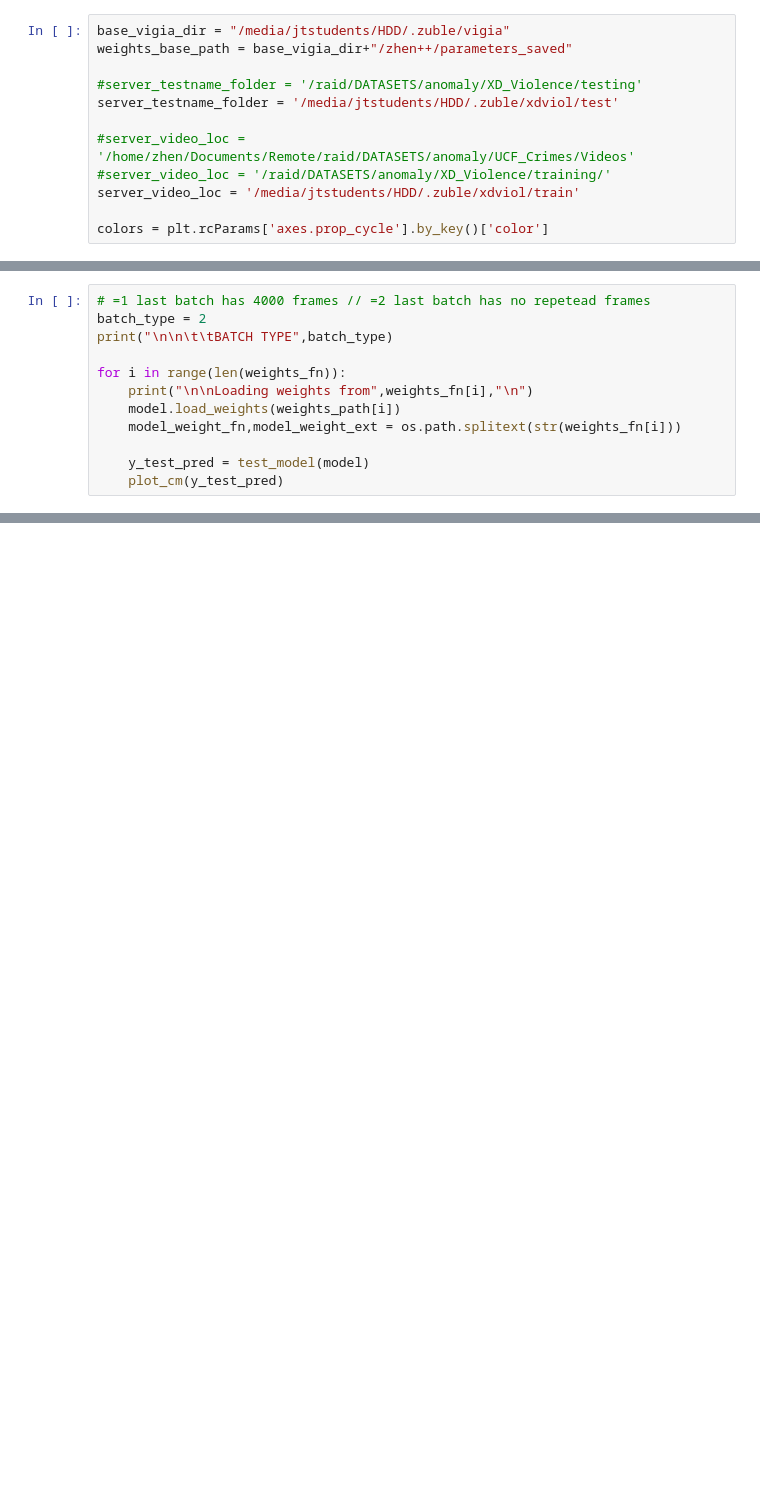
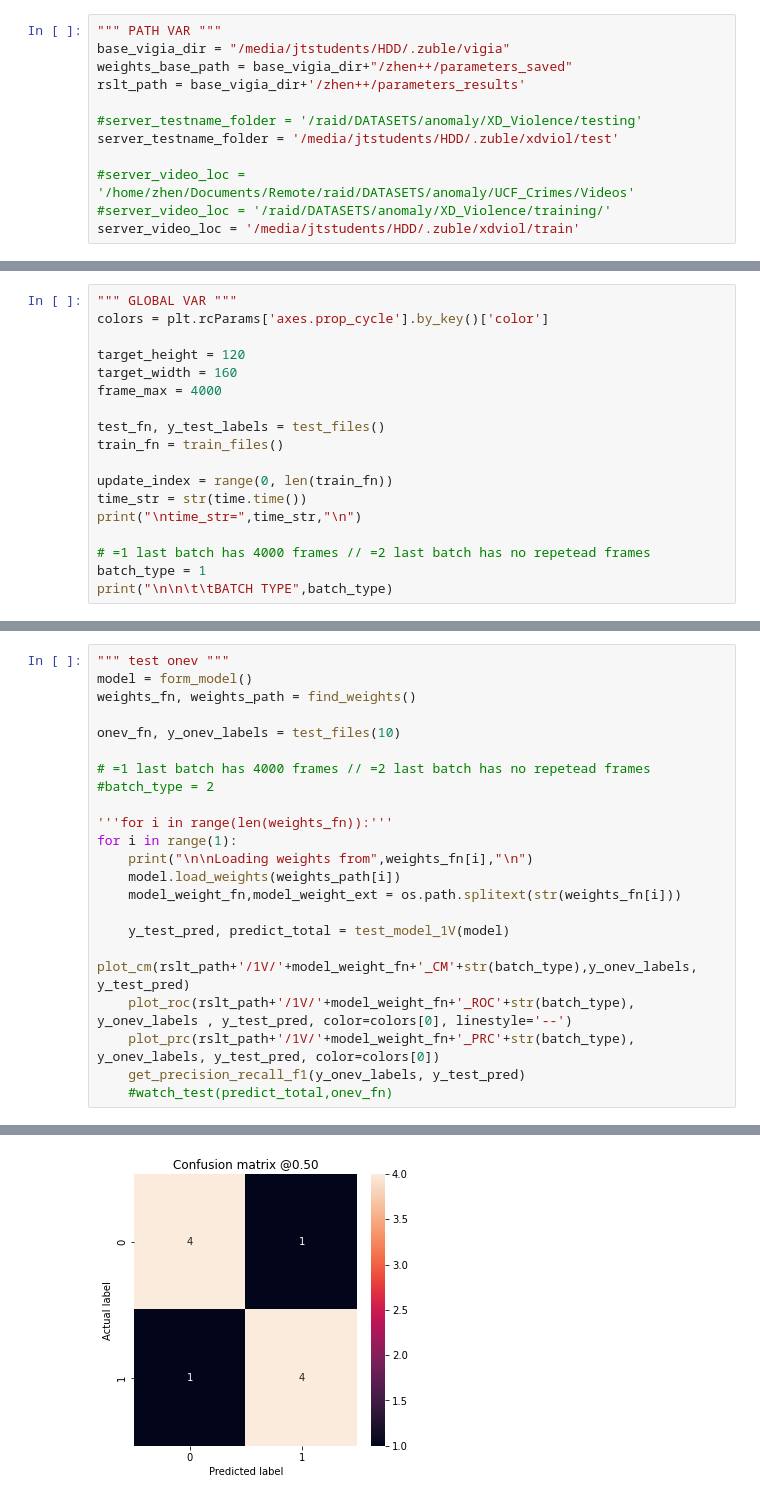
Before and after one commit to zuble/vigia, a Jupyter notebook: zhen++/anomaly_zu.ipynb, the cells around one changed output, grey strips where cells are left out. Drawn from its saved outputs; the diff is of its cells as text; blank space fills up the shorter version.

```diff
--- a/zhen++/anomaly_zu.ipynb
+++ b/zhen++/anomaly_zu.ipynb
@@ -16,6 +19,8 @@ from sklearn.metrics import confusion_matrix
 # %%
+""" PATH VAR """
 base_vigia_dir = "/media/jtstudents/HDD/.zuble/vigia"
 weights_base_path = base_vigia_dir+"/zhen++/parameters_saved"
+rslt_path = base_vigia_dir+'/zhen++/parameters_results'
 
 #server_testname_folder = '/raid/DATASETS/anomaly/XD_Violence/testing'
 server_testname_folder = '/media/jtstudents/HDD/.zuble/xdviol/test'
@@ -23,5 +28,3 @@ server_testname_folder = '/media/jtstudents/HDD/.zuble/xdviol/test'
 #server_video_loc = '/home/zhen/Documents/Remote/raid/DATASETS/anomaly/UCF_Crimes/Videos'
 #server_video_loc = '/raid/DATASETS/anomaly/XD_Violence/training/'
 server_video_loc = '/media/jtstudents/HDD/.zuble/xdviol/train'
-
-colors = plt.rcParams['axes.prop_cycle'].by_key()['color']
@@ -27,0 +94,18 @@ colors = plt.rcParams['axes.prop_cycle'].by_key()['color']
+# %%
+""" GLOBAL VAR """
+colors = plt.rcParams['axes.prop_cycle'].by_key()['color']
+
+target_height = 120
+target_width = 160
+frame_max = 4000
+
+test_fn, y_test_labels = test_files()
+train_fn = train_files()
+
+update_index = range(0, len(train_fn))
+time_str = str(time.time())
+print("\ntime_str=",time_str,"\n")
+
+# =1 last batch has 4000 frames // =2 last batch has no repetead frames
+batch_type = 1
+print("\n\n\t\tBATCH TYPE",batch_type)
@@ -707,12 +992,23 @@ weights_fn, weights_path = find_weights()
 # %%
+""" test onev """
+model = form_model()
+weights_fn, weights_path = find_weights()
+
+onev_fn, y_onev_labels = test_files(10)
+
 # =1 last batch has 4000 frames // =2 last batch has no repetead frames
-batch_type = 2
-print("\n\n\t\tBATCH TYPE",batch_type)
+#batch_type = 2
 
-for i in range(len(weights_fn)):
+'''for i in range(len(weights_fn)):'''
+for i in range(1):
     print("\n\nLoading weights from",weights_fn[i],"\n")
     model.load_weights(weights_path[i])
     model_weight_fn,model_weight_ext = os.path.splitext(str(weights_fn[i]))
 
-    y_test_pred = test_model(model)
-    plot_cm(y_test_pred)
+    y_test_pred, predict_total = test_model_1V(model)
+    plot_cm(rslt_path+'/1V/'+model_weight_fn+'_CM'+str(batch_type),y_onev_labels, y_test_pred)
+    plot_roc(rslt_path+'/1V/'+model_weight_fn+'_ROC'+str(batch_type), y_onev_labels , y_test_pred, color=colors[0], linestyle='--')
+    plot_prc(rslt_path+'/1V/'+model_weight_fn+'_PRC'+str(batch_type), y_onev_labels, y_test_pred, color=colors[0])
+    get_precision_recall_f1(y_onev_labels, y_test_pred)
+    #watch_test(predict_total,onev_fn)
+# %% [output]
@@ -718,0 +1032 @@ for i in range(len(weights_fn)):
+[figure, added]
```
Also changed, not shown: parts of 14 cells of this notebook, 10 other files.
